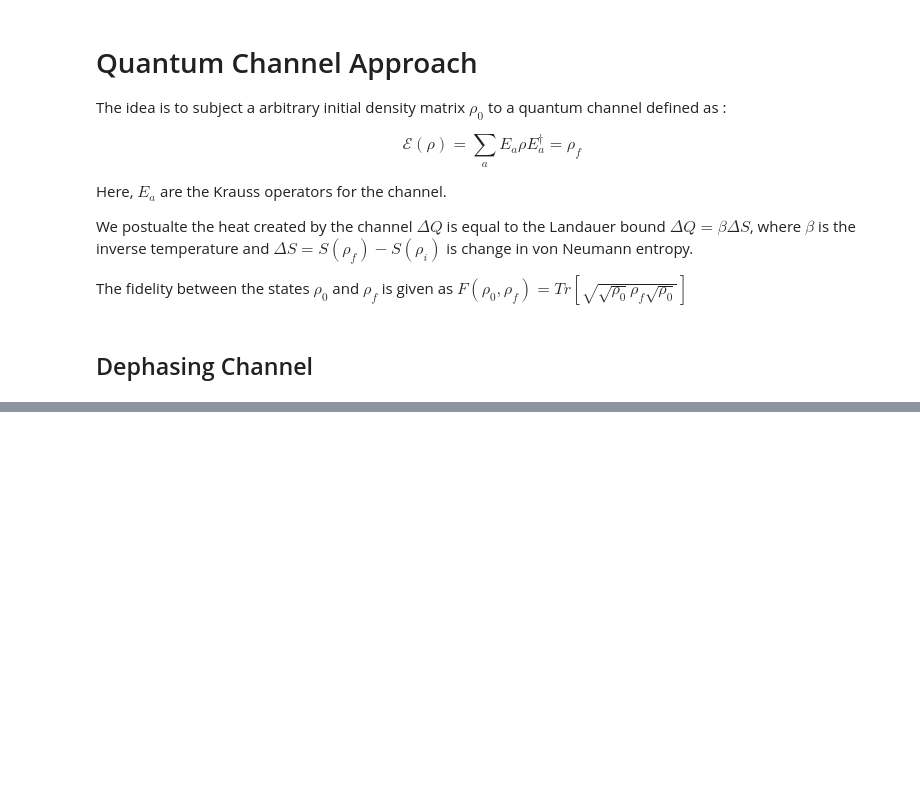
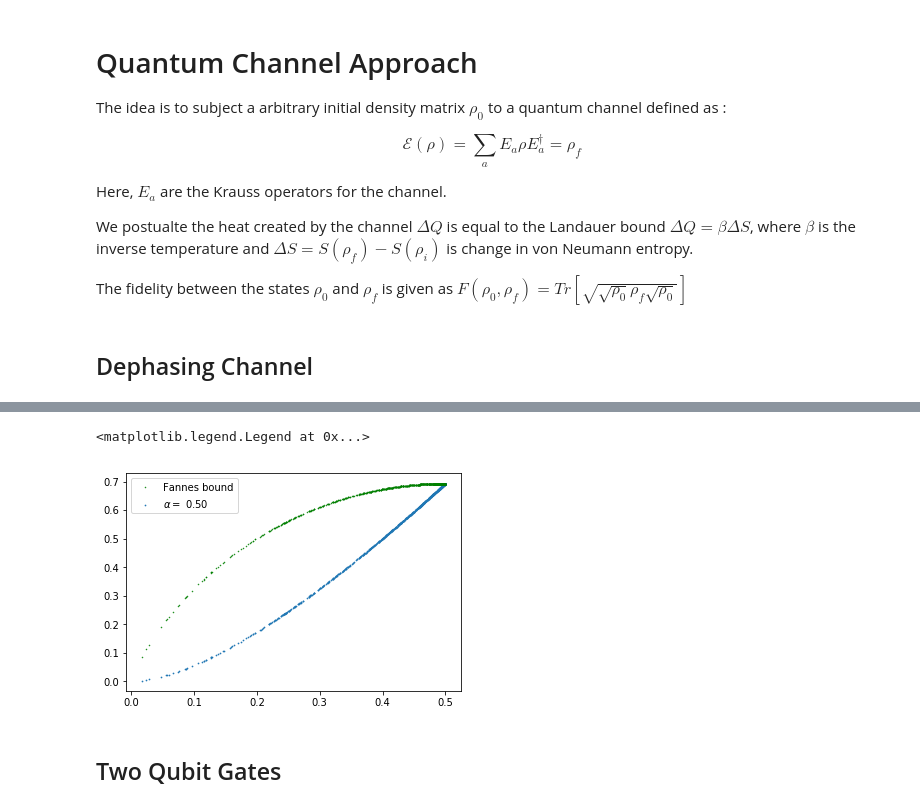
Before and after one commit to sandeshkalantre/Qwork, a Jupyter notebook: Quantum Channel Approach.ipynb, the cells around one changed output, grey strips where cells are left out. Cells and saved outputs as stored; diff of their text form; code cells hidden in the pictures; blank space fills up the shorter version.

```diff
--- a/Quantum Channel Approach.ipynb
+++ b/Quantum Channel Approach.ipynb
@@ -146,0 +178,13 @@ Text(0.5,1,'Channel paramter: $\\alpha = $ 0.95')
+# %%
+def shannon(x):
+    return -x*np.log(x) - (1-x)*np.log(1-x)
+trace_dist_vec = np.array(trace_dist_vec)
+fannes_bound = shannon(trace_dist_vec)
+plt.plot(trace_dist_vec,fannes_bound,'go',markersize=0.5,label="Fannes bound")
+plt.scatter(trace_dist_vec,Q_vec,s=0.5,label=r"$\alpha =$ {:.2f}".format(alpha))
+plt.legend()
+# %% [output]
+<matplotlib.legend.Legend at 0x...>
+[figure, added]
+# %% [markdown]
+## Two Qubit Gates
```
Also changed, not shown: parts of 13 cells of this notebook.
